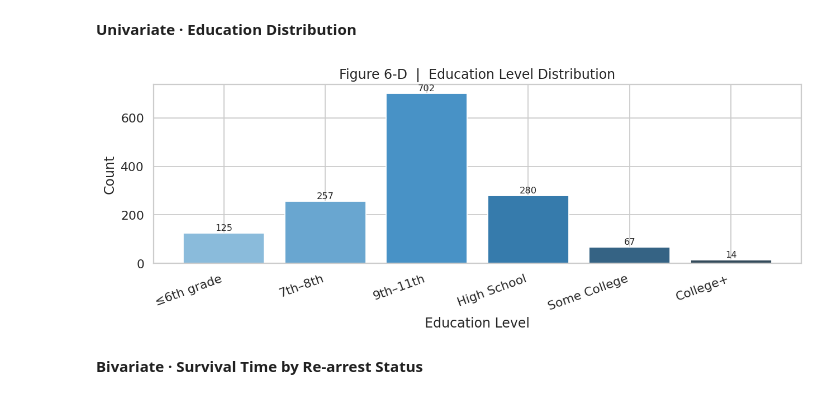
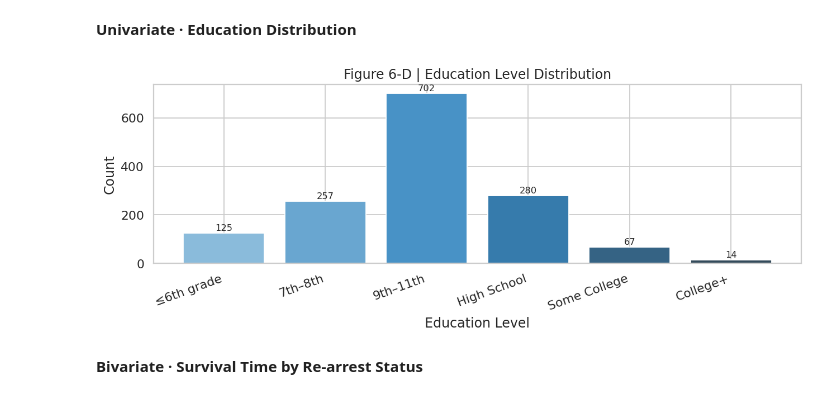
Before and after one commit to nethra0906/NethraKrishnan, a Jupyter notebook: EDA_Course_Project.ipynb, the cells around one changed output. Drawn from its saved outputs; the diff is of its cells as text; code cells hidden in the pictures.

```diff
--- a/EDA_Course_Project.ipynb
+++ b/EDA_Course_Project.ipynb
@@ -3,18 +3,21 @@
 # %% [markdown]
 **Install & load packages**
 # %%
+import warnings
+
+import matplotlib.pyplot as plt
+import matplotlib.gridspec as gridspec
 import numpy as np
 import pandas as pd
-import matplotlib.pyplot as plt
-import matplotlib.gridspec as gridspec
-from mpl_toolkits.mplot3d import Axes3D
 import seaborn as sns
 from scipy import stats
-import warnings
+
 warnings.filterwarnings("ignore")
 
 sns.set_theme(style="whitegrid", palette="Set2", font_scale=1.1)
-plt.rcParams.update({"figure.dpi": 130, "savefig.bbox": "tight"})
+
+plt.rcParams["figure.dpi"] = 130
+plt.rcParams["savefig.bbox"] = "tight"
 # %% [markdown]
 **Upload & Load Dataset**
 # %%
@@ -292,28 +393,44 @@ plt.show()
 # %% [markdown]
 **Univariate · Education Distribution**
 # %%
-educ_counts = (df["educ_label"]
-               .value_counts()
-               .reindex(EDUC_ORDER)
-               .fillna(0)
-               .astype(int))
+educ_counts = (
+    df["educ_label"]
+    .value_counts()
+    .reindex(educ_order)
+    .fillna(0)
+    .astype(int)
+)
 
 fig, ax = plt.subplots(figsize=(10, 4))
-colors  = sns.color_palette("Blues_d", len(educ_counts))
-bars    = ax.bar(educ_counts.index, educ_counts.values,
-                 color=colors, edgecolor="white")
 
-for bar, val in zip(bars, educ_counts.values):
-    ax.text(bar.get_x() + bar.get_width()/2, bar.get_height() + 3,
-            str(val), ha="center", va="bottom", fontsize=9)
+bars = ax.bar(
+    educ_counts.index,
+    educ_counts.values,
+    color=sns.color_palette("Blues_d", len(educ_counts)),
+    edgecolor="white"
+)
 
-ax.set(title="Figure 6-D  |  Education Level Distribution",
-       xlabel="Education Level", ylabel="Count")
+for bar, value in zip(bars, educ_counts.values):
+    ax.text(
+        bar.get_x() + bar.get_width() / 2,
+        bar.get_height() + 3,
+        str(value),
+        ha="center",
+        va="bottom",
+        fontsize=9
+    )
+
+ax.set(
+    title="Figure 6-D | Education Level Distribution",
+    xlabel="Education Level",
+    ylabel="Count"
+)
+
 plt.xticks(rotation=20, ha="right")
 plt.tight_layout()
 plt.show()
 # %% [output]
-[figure, old version]
+[figure, new version]
 # %% [markdown]
 **Bivariate · Survival Time by Re-arrest Status**
 # %%
```
Also changed, not shown: parts of 18 cells of this notebook.
